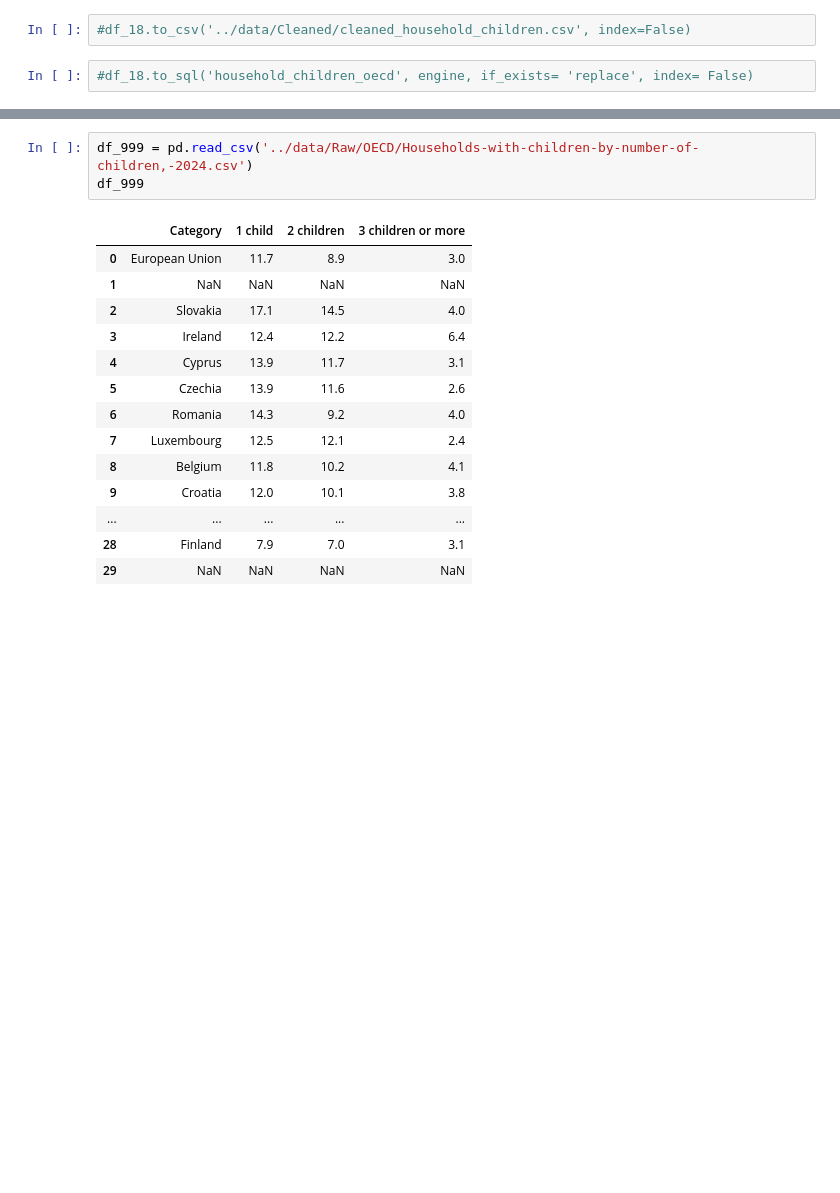
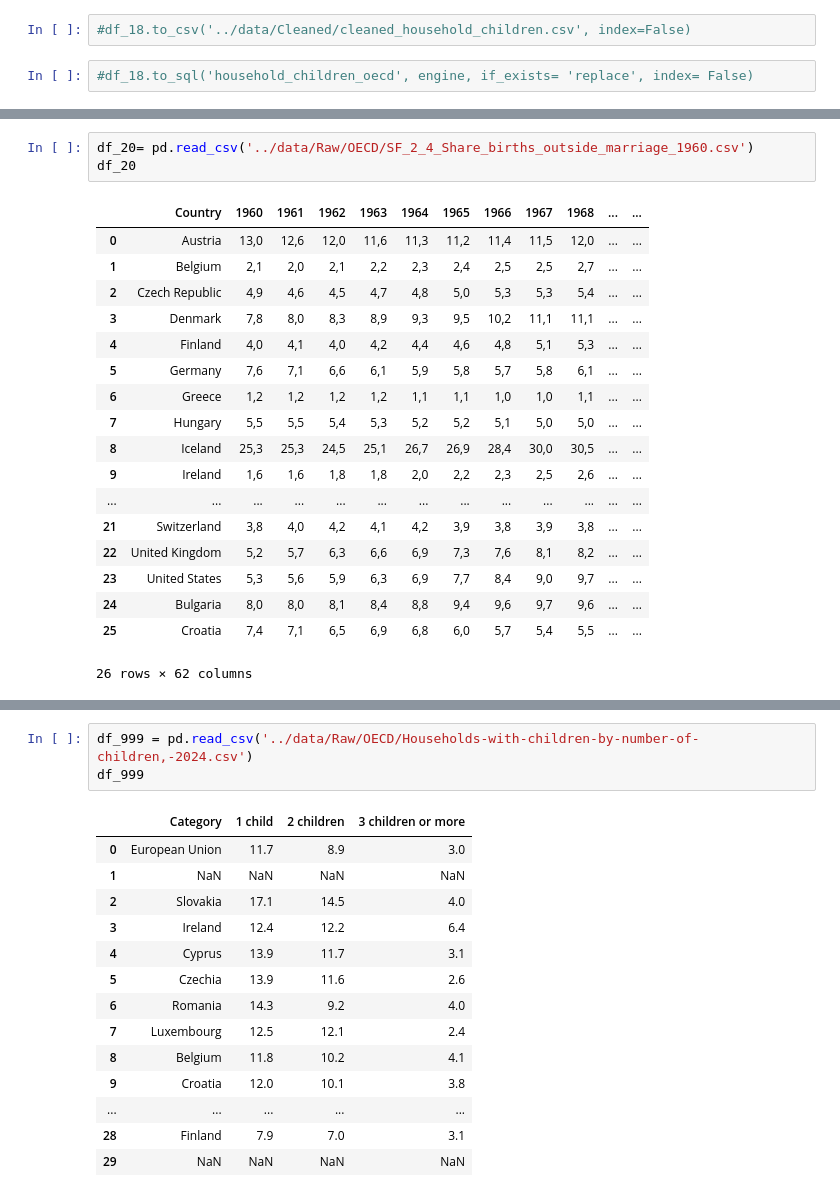
Before and after one commit to YkslB/marriage_statistics, a Jupyter notebook: scripts/Cleaning.ipynb, the cells around one changed output, grey strips where cells are left out. Saved outputs shown, nothing was run; the diff lists cells and outputs as text; blank space fills up the shorter version.

```diff
--- a/scripts/Cleaning.ipynb
+++ b/scripts/Cleaning.ipynb
@@ -1313,3 +1485,25 @@ df_888
 | 7 | 2022 | 5984.9 | 72134.3 | 30469.3 | 47995.5 | ... |
 | 8 | 2023 | 5924.8 | 73396.2 | 30313.0 | 48477.5 | ... |
 | 9 | 2024 | 6077.7 | 75049.7 | 30286.5 | 49058.4 | ... |
+# %%
+df_20= pd.read_csv('../data/Raw/OECD/SF_2_4_Share_births_outside_marriage_1960.csv')
+df_20
+# %% [output]
+|  | Country | 1960 | 1961 | 1962 | 1963 | 1964 | 1965 | 1966 | 1967 | 1968 | ... | ... |
+| 0 | Austria | 13,0 | 12,6 | 12,0 | 11,6 | 11,3 | 11,2 | 11,4 | 11,5 | 12,0 | ... | ... |
+| 1 | Belgium | 2,1 | 2,0 | 2,1 | 2,2 | 2,3 | 2,4 | 2,5 | 2,5 | 2,7 | ... | ... |
+| 2 | Czech Republic | 4,9 | 4,6 | 4,5 | 4,7 | 4,8 | 5,0 | 5,3 | 5,3 | 5,4 | ... | ... |
+| 3 | Denmark | 7,8 | 8,0 | 8,3 | 8,9 | 9,3 | 9,5 | 10,2 | 11,1 | 11,1 | ... | ... |
+| 4 | Finland | 4,0 | 4,1 | 4,0 | 4,2 | 4,4 | 4,6 | 4,8 | 5,1 | 5,3 | ... | ... |
+| 5 | Germany | 7,6 | 7,1 | 6,6 | 6,1 | 5,9 | 5,8 | 5,7 | 5,8 | 6,1 | ... | ... |
+| 6 | Greece | 1,2 | 1,2 | 1,2 | 1,2 | 1,1 | 1,1 | 1,0 | 1,0 | 1,1 | ... | ... |
+| 7 | Hungary | 5,5 | 5,5 | 5,4 | 5,3 | 5,2 | 5,2 | 5,1 | 5,0 | 5,0 | ... | ... |
+| 8 | Iceland | 25,3 | 25,3 | 24,5 | 25,1 | 26,7 | 26,9 | 28,4 | 30,0 | 30,5 | ... | ... |
+| 9 | Ireland | 1,6 | 1,6 | 1,8 | 1,8 | 2,0 | 2,2 | 2,3 | 2,5 | 2,6 | ... | ... |
+| ... | ... | ... | ... | ... | ... | ... | ... | ... | ... | ... | ... | ... |
+| 21 | Switzerland | 3,8 | 4,0 | 4,2 | 4,1 | 4,2 | 3,9 | 3,8 | 3,9 | 3,8 | ... | ... |
+| 22 | United Kingdom | 5,2 | 5,7 | 6,3 | 6,6 | 6,9 | 7,3 | 7,6 | 8,1 | 8,2 | ... | ... |
+| 23 | United States | 5,3 | 5,6 | 5,9 | 6,3 | 6,9 | 7,7 | 8,4 | 9,0 | 9,7 | ... | ... |
+| 24 | Bulgaria | 8,0 | 8,0 | 8,1 | 8,4 | 8,8 | 9,4 | 9,6 | 9,7 | 9,6 | ... | ... |
+| 25 | Croatia | 7,4 | 7,1 | 6,5 | 6,9 | 6,8 | 6,0 | 5,7 | 5,4 | 5,5 | ... | ... |
+26 rows × 62 columns
```
Also changed, not shown: parts of 36 cells of this notebook, 6 other files.
